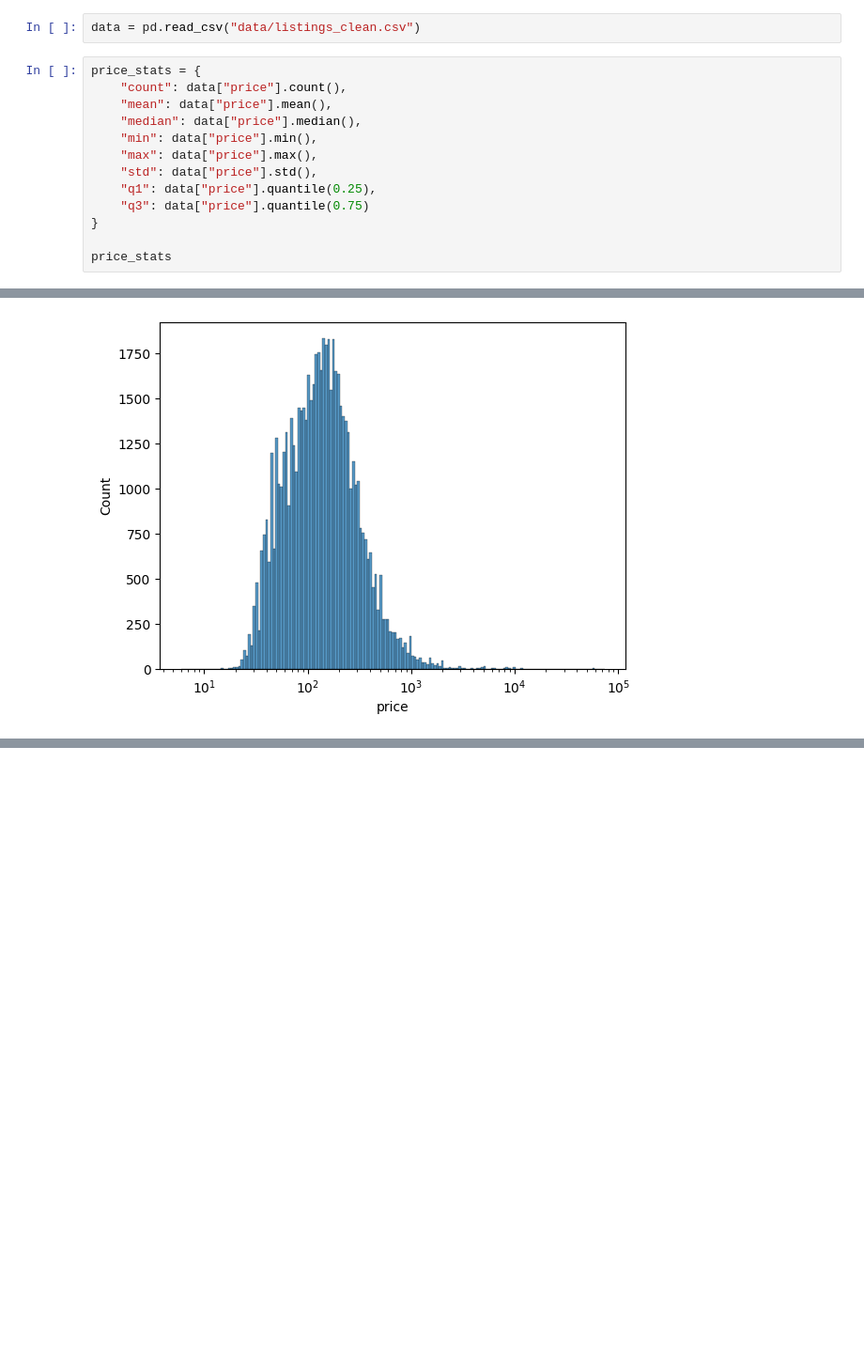
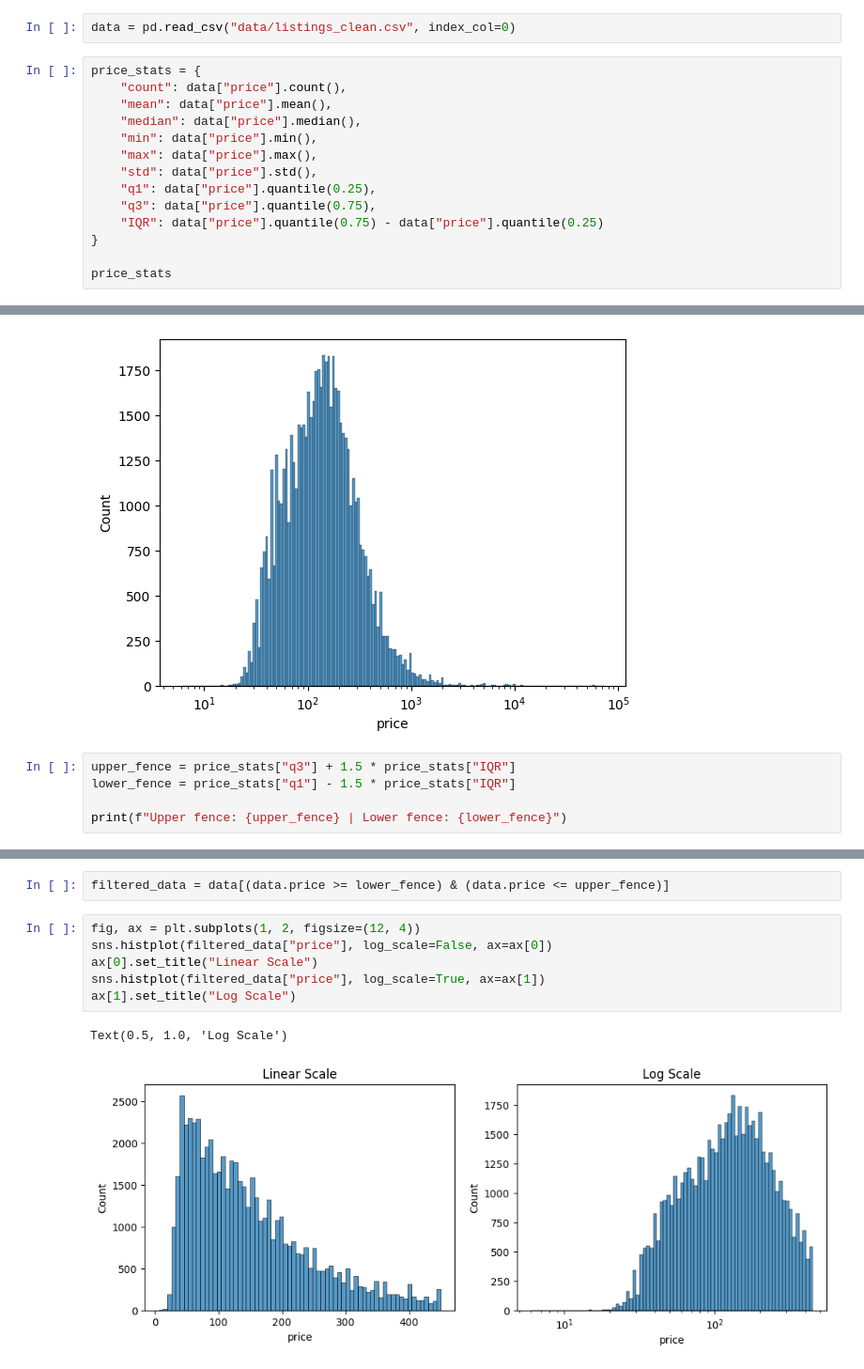
Before and after one commit to KaChaiLeung/airbnb-pricing-analysis, a Jupyter notebook: 03_eda_and_visualisations.ipynb, the cells around one changed output, grey strips where cells are left out. Shown: that part at 94% size. Saved outputs shown, nothing was run; the diff lists cells and outputs as text; blank space fills up the shorter version.

```diff
--- a/03_eda_and_visualisations.ipynb
+++ b/03_eda_and_visualisations.ipynb
@@ -5,5 +6,5 @@ import seaborn as sns
 # %%
-data = pd.read_csv("data/listings_clean.csv")
+data = pd.read_csv("data/listings_clean.csv", index_col=0)
 # %%
 price_stats = {
     "count": data["price"].count(),
@@ -13,7 +14,8 @@ price_stats = {
     "max": data["price"].max(),
     "std": data["price"].std(),
     "q1": data["price"].quantile(0.25),
-    "q3": data["price"].quantile(0.75)
+    "q3": data["price"].quantile(0.75),
+    "IQR": data["price"].quantile(0.75) - data["price"].quantile(0.25)
 }
 
 price_stats
@@ -31,3 +34,8 @@ sns.histplot(data["price"], log_scale=True)
 # %% [output]
 <Axes: xlabel='price', ylabel='Count'>
 [figure]
+# %%
+upper_fence = price_stats["q3"] + 1.5 * price_stats["IQR"]
+lower_fence = price_stats["q1"] - 1.5 * price_stats["IQR"]
+
+print(f"Upper fence: {upper_fence} | Lower fence: {lower_fence}")
@@ -33,0 +61,11 @@ sns.histplot(data["price"], log_scale=True)
+# %%
+filtered_data = data[(data.price >= lower_fence) & (data.price <= upper_fence)]
+# %%
+fig, ax = plt.subplots(1, 2, figsize=(12, 4))
+sns.histplot(filtered_data["price"], log_scale=False, ax=ax[0])
+ax[0].set_title("Linear Scale")
+sns.histplot(filtered_data["price"], log_scale=True, ax=ax[1])
+ax[1].set_title("Log Scale")
+# %% [output]
+Text(0.5, 1.0, 'Log Scale')
+[figure, added]
```
Also changed, not shown: parts of 9 cells of this notebook.
